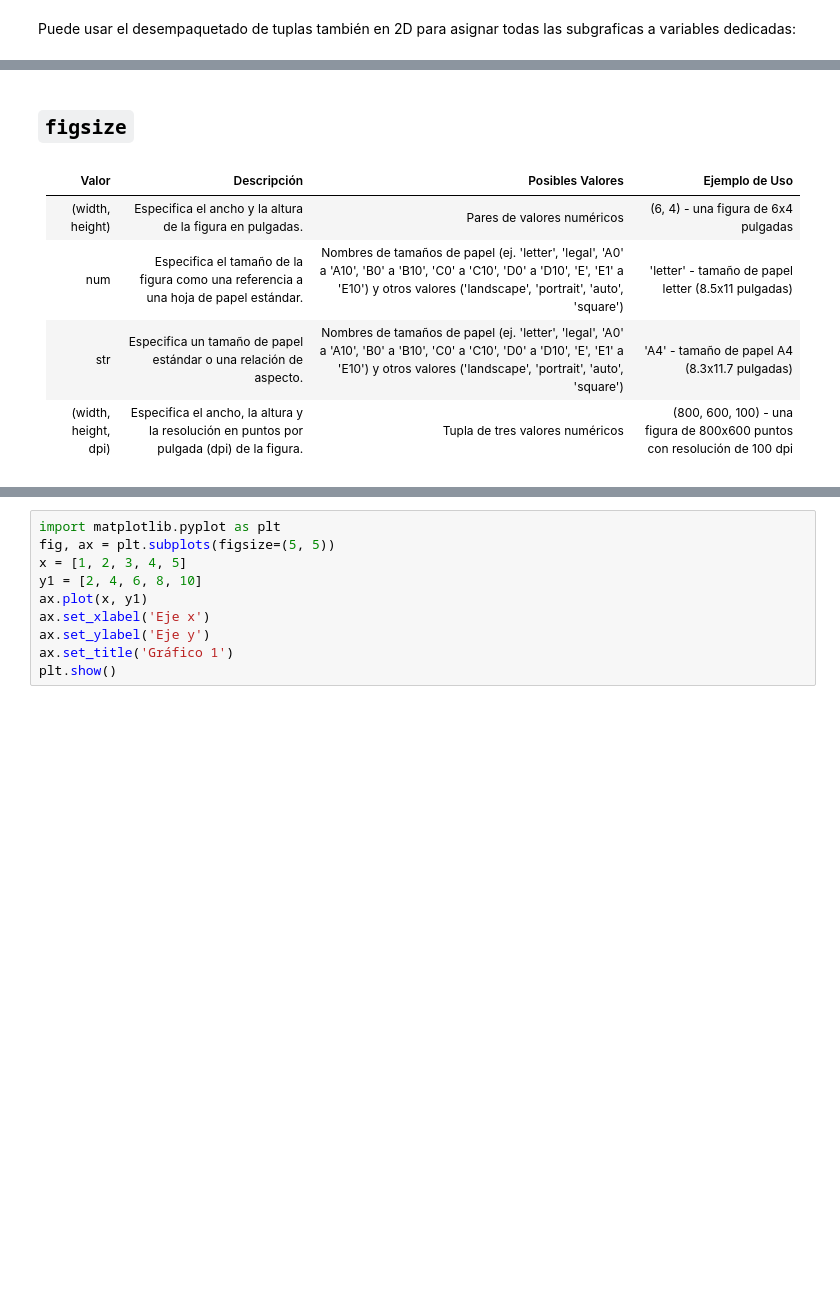
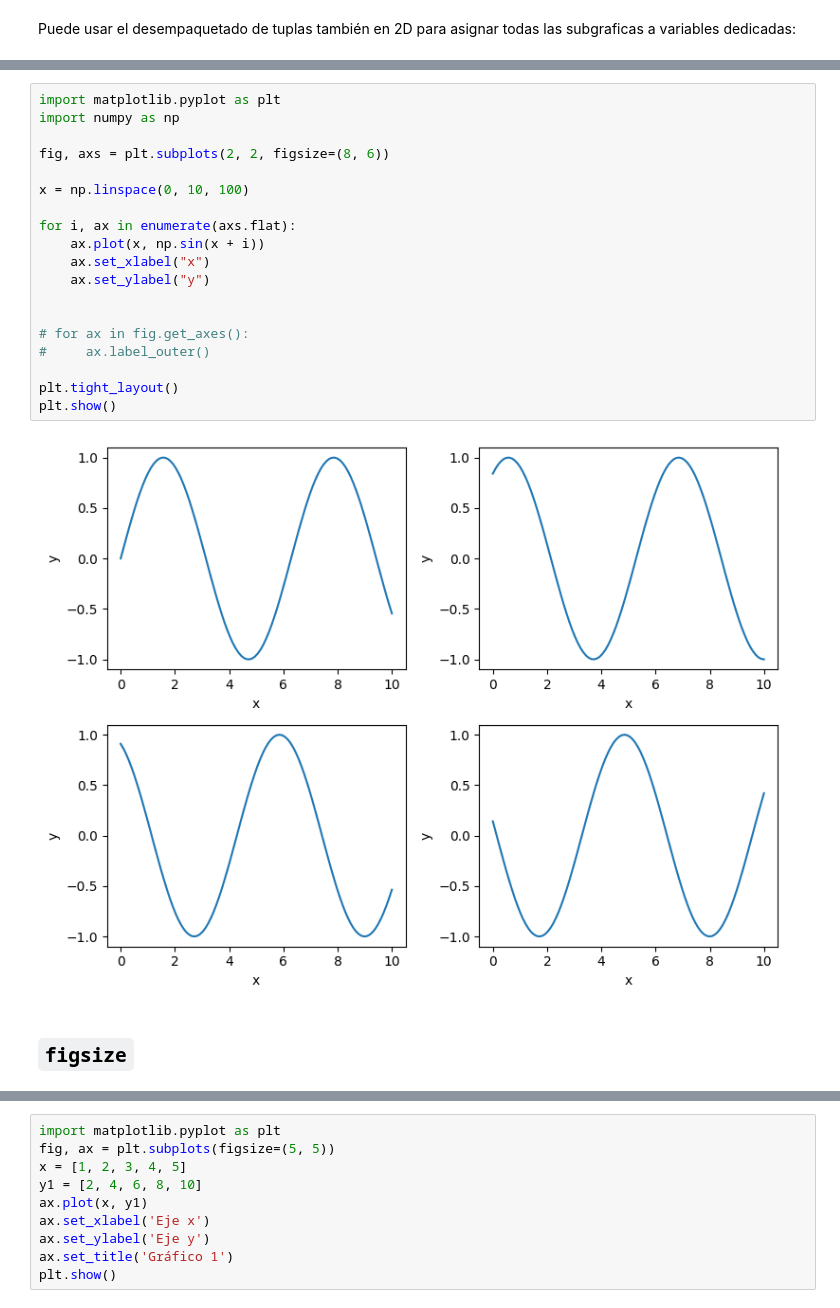
Before and after one commit to pjhh-umar/ProgramacionDOS, a Jupyter notebook: Temas/Tema6_Subplots.ipynb, the cells around one changed output, grey strips where cells are left out. Saved outputs shown, nothing was run; the diff lists cells and outputs as text; blank space fills up the shorter version.

```diff
--- a/Temas/Tema6_Subplots.ipynb
+++ b/Temas/Tema6_Subplots.ipynb
@@ -217,42 +221,23 @@ for ax in fig.get_axes():
+# %%
+import matplotlib.pyplot as plt
+import numpy as np
+
+fig, axs = plt.subplots(2, 2, figsize=(8, 6))
+
+x = np.linspace(0, 10, 100)
+
+for i, ax in enumerate(axs.flat):
+    ax.plot(x, np.sin(x + i))
+    ax.set_xlabel("x")
+    ax.set_ylabel("y")
+
+
+# for ax in fig.get_axes():
+#     ax.label_outer()
+
+plt.tight_layout()
+plt.show()
+# %% [output]
+[figure, added]
 # %% [markdown]
 ## `figsize`
-# %% [markdown]
-<center>
-<table>
-  <thead>
-    <tr>
-      <th>Valor</th>
-      <th>Descripción</th>
-      <th>Posibles Valores</th>
-      <th>Ejemplo de Uso</th>
-    </tr>
-  </thead>
-  <tbody>
-    <tr>
-      <td>(width, height)</td>
-      <td>Especifica el ancho y la altura de la figura en pulgadas.</td>
-      <td>Pares de valores numéricos</td>
-      <td>(6, 4) - una figura de 6x4 pulgadas</td>
-    </tr>
-    <tr>
-      <td>num</td>
-      <td>Especifica el tamaño de la figura como una referencia a una hoja de papel estándar.</td>
-      <td>Nombres de tamaños de papel (ej. 'letter', 'legal', 'A0' a 'A10', 'B0' a 'B10', 'C0' a 'C10', 'D0' a 'D10', 'E', 'E1' a 'E10') y otros valores ('landscape', 'portrait', 'auto', 'square')</td>
-      <td>'letter' - tamaño de papel letter (8.5x11 pulgadas)</td>
-    </tr>
-    <tr>
-      <td>str</td>
-      <td>Especifica un tamaño de papel estándar o una relación de aspecto.</td>
-      <td>Nombres de tamaños de papel (ej. 'letter', 'legal', 'A0' a 'A10', 'B0' a 'B10', 'C0' a 'C10', 'D0' a 'D10', 'E', 'E1' a 'E10') y otros valores ('landscape', 'portrait', 'auto', 'square')</td>
-      <td>'A4' - tamaño de papel A4 (8.3x11.7 pulgadas)</td>
-    </tr>
-    <tr>
-      <td>(width, height, dpi)</td>
-      <td>Especifica el ancho, la altura y la resolución en puntos por pulgada (dpi) de la figura.</td>
-      <td>Tupla de tres valores numéricos</td>
-      <td>(800, 600, 100) - una figura de 800x600 puntos con resolución de 100 dpi</td>
-    </tr>
-  </tbody>
-</table>
-
-</center>
```
Also changed, not shown: parts of 4 cells of this notebook.
